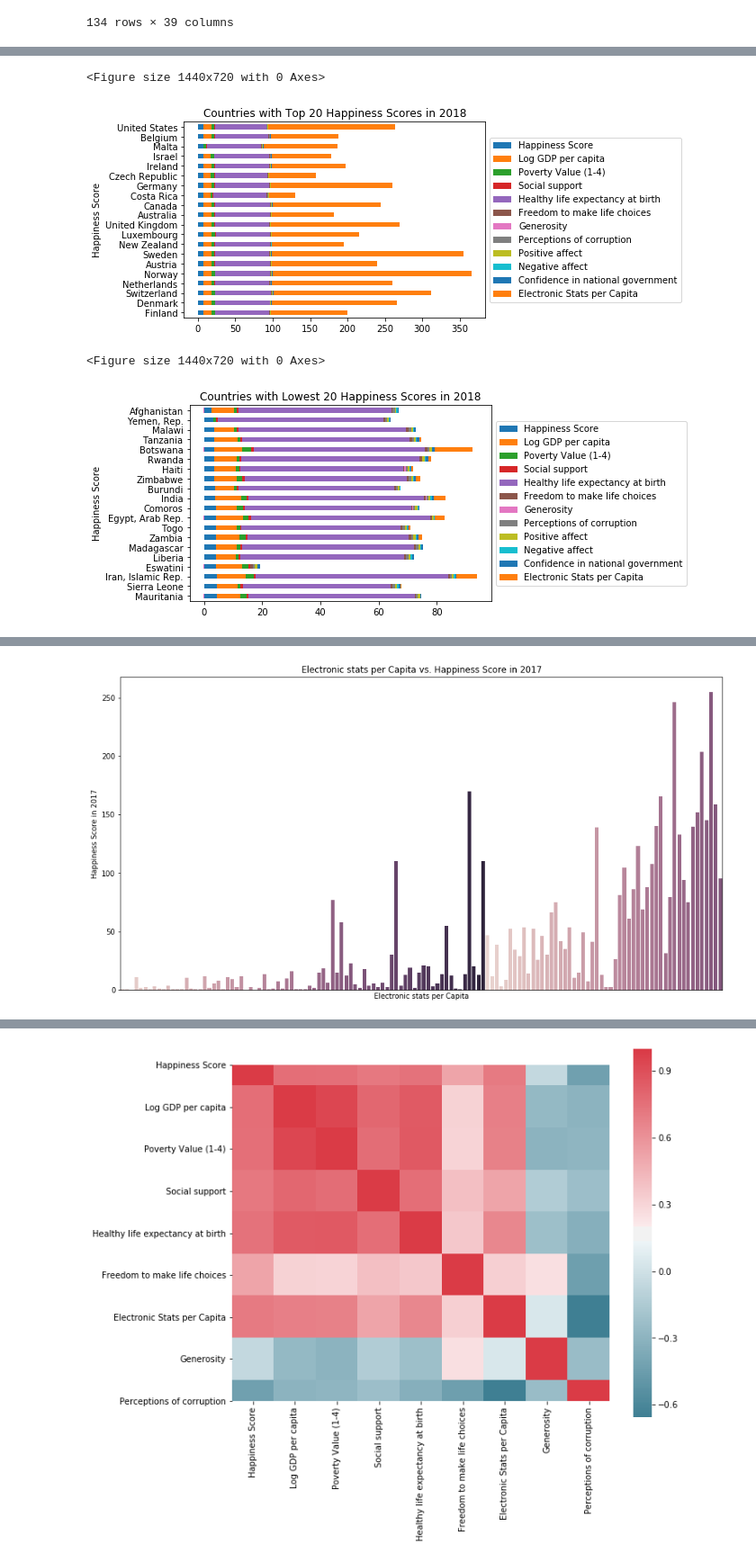
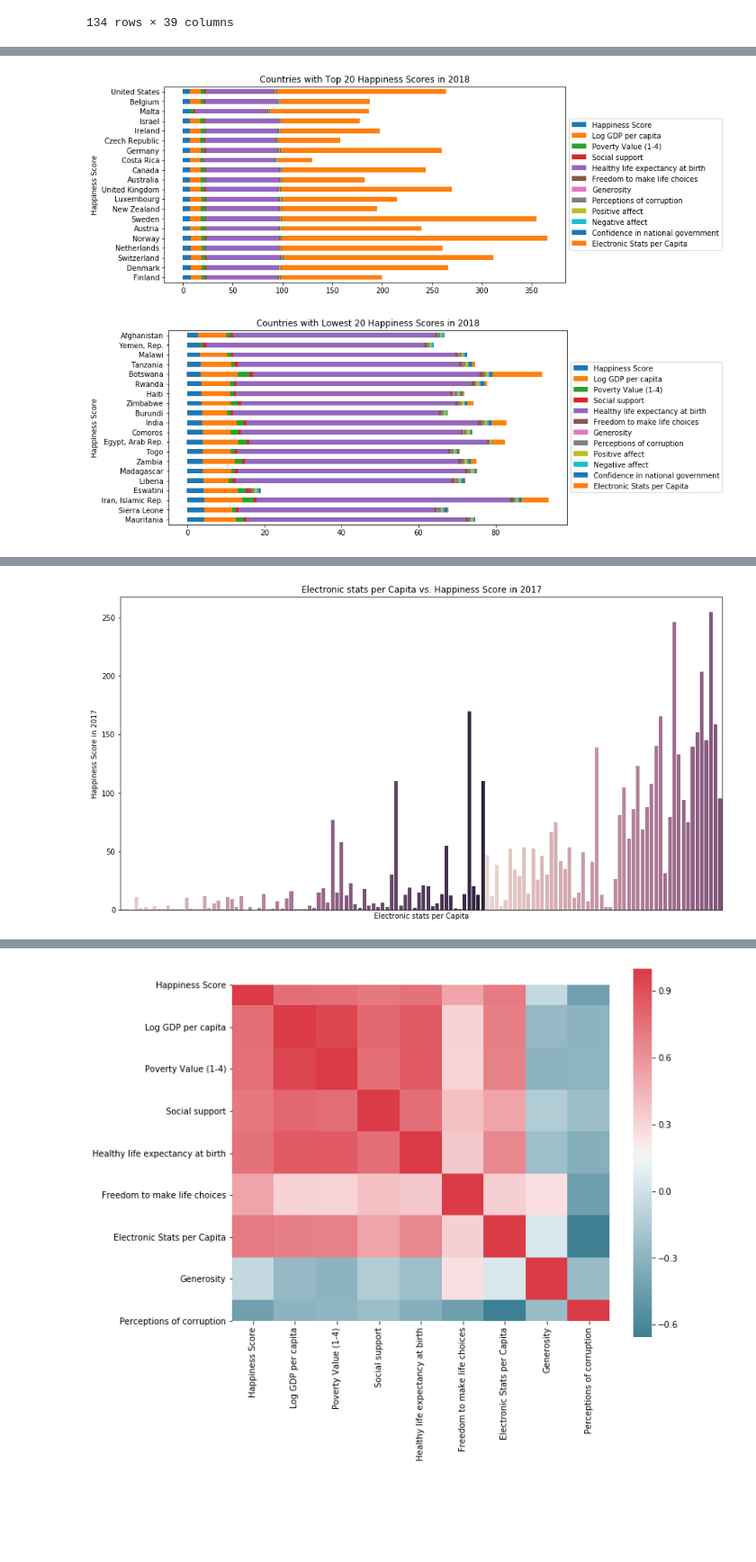
Before and after one commit to gfunk68/teamepic_project1, a Jupyter notebook: reports/plot code for grading.ipynb, the cells around one changed output, grey strips where cells are left out. Shown at 90% size. Saved outputs shown, nothing was run; the diff lists cells and outputs as text; code cells hidden in the pictures; blank space fills up the shorter version.

```diff
--- a/reports/plot code for grading.ipynb
+++ b/reports/plot code for grading.ipynb
@@ -5,7 +5,9 @@ I restructered the data, and plotted the countries with max increase and decreas
 import pandas as pd
 import matplotlib.pyplot as plt
 # %%
-df=pd.read_csv('data/cleanData/almost_complete.csv')
+import os
+path = os.path.join('..','data','cleanData','almost_complete.csv')
+df=pd.read_csv(path)
 # df=df.drop(['Unnamed: 0'],axis=1)
 df1=df.dropna(subset=['Country_x'])
 df1.rename(columns = {'Life Ladder':'Happiness Score','Country_x':'Country'}, inplace = True)
@@ -356,29 +358,27 @@ y
 | Belgium | 6.892172 | 10.672445 | 4.0 | 0.929816 | 72.000000 | ... |
 | United States | 6.882685 | 10.922465 | 4.0 | 0.903856 | 68.300003 | ... |
 # %%
-plt.figure(figsize=(20,10))
-y.plot(kind='barh',stacked=True)
+#plt.figure(figsize=(40,20))
+y.plot(kind='barh',stacked=True,figsize=(10,5))
 plt.title('Countries with Top 20 Happiness Scores in 2018')
 plt.ylabel('Happiness Score')
 plt.legend(loc='center left', bbox_to_anchor=(1, 0.5))
-plt.savefig("Reports/Images/Top 20 scores in 2018.png")
+plt.savefig("Images/Top 20 scores in 2018.png")
 # %% [output]
-<Figure size 1440x720 with 0 Axes>
-[figure, old version]
+[figure, new version]
 # %%
 unhappiest_rank = df18[114:134]
 x1= unhappiest_rank[['Country','Happiness Score','Log GDP per capita','Poverty Value (1-4)','Social support','Healthy life expectancy at birth','Freedom to make life choices','Generosity','Perceptions of corruption','Positive affect','Negative affect','Confidence in national government','Electronic Stats per Capita']]
 y1= x1.set_index('Country')
 # %%
-plt.figure(figsize=(20,10))
-y1.plot(kind='barh',stacked=True)
+#plt.figure(figsize=(20,10))
+y1.plot(kind='barh',stacked=True, figsize=(10,5))
 plt.title('Countries with Lowest 20 Happiness Scores in 2018')
 plt.ylabel('Happiness Score')
 plt.legend(loc='center left', bbox_to_anchor=(1, 0.5))
-plt.savefig("Reports/Images/Bottom 20 scores in 2018.png")
+plt.savefig("Images/Bottom 20 scores in 2018.png")
 # %% [output]
-<Figure size 1440x720 with 0 Axes>
-[figure, old version]
+[figure, new version]
 # %%
 df17=df1[df1['Year']==2017]
 df17=df17.sort_values(by='Happiness Score',ascending=False)
@@ -407,9 +407,9 @@ plt.xticks([])
 plt.title('Electronic stats per Capita vs. Happiness Score in 2017')
 plt.xlabel('Electronic stats per Capita')
 plt.ylabel('Happiness Score in 2017')
-plt.savefig("Reports/Images/Electronic stats per Capita in 2017.png")
+plt.savefig("Images/Electronic stats per Capita in 2017.png")
 # %% [output]
-[figure, old version]
+[figure, new version]
 # %%
 plt.figure(figsize=(15,8))
 sns.barplot(df18['Happiness Score'],df18['Electronic Stats per Capita'], palette= sns.cubehelix_palette(80))
```
Also changed, not shown: parts of 13 cells of this notebook, 16 other files.
